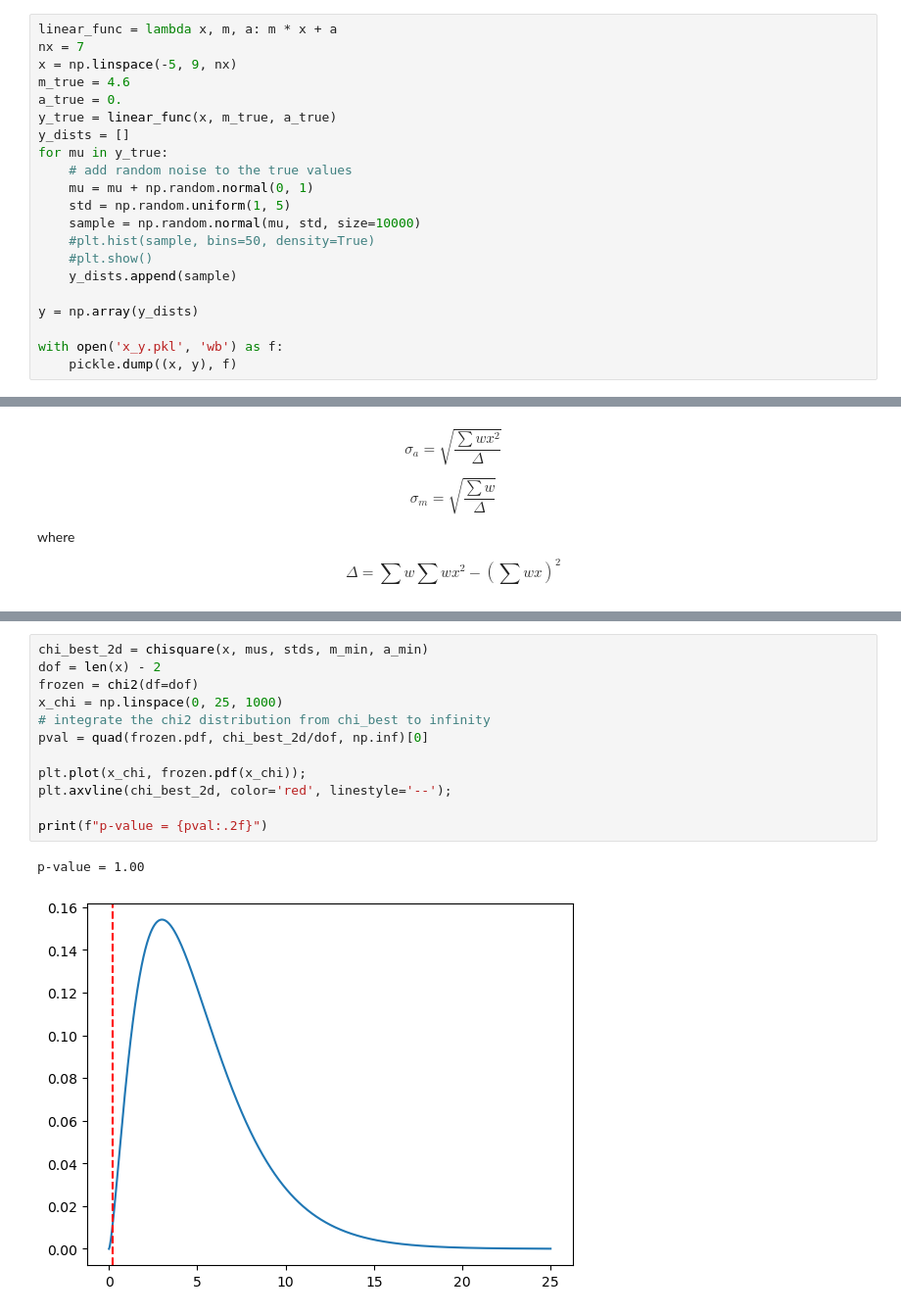
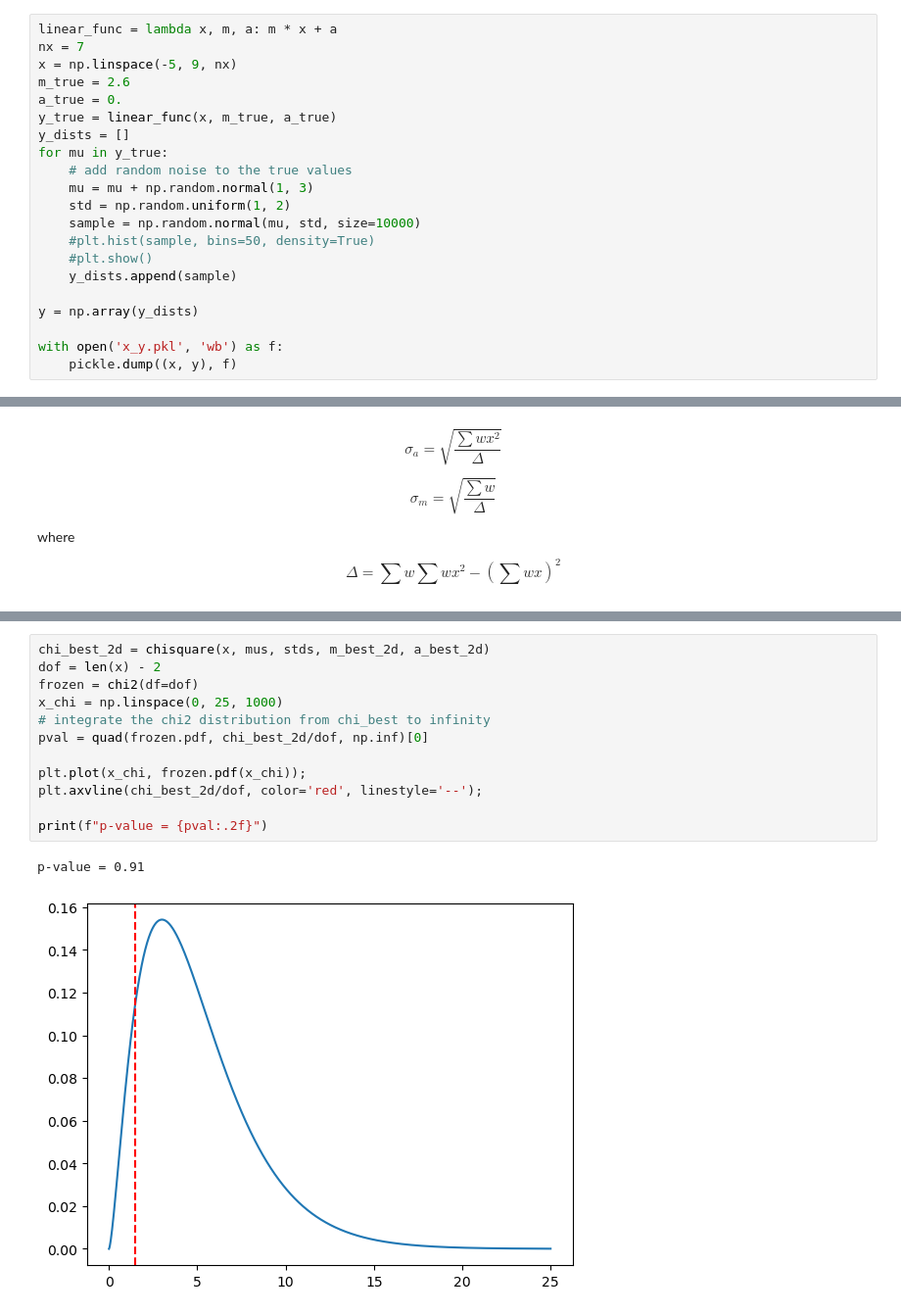
Before and after one commit to maxgalli/StatsStudies, a Jupyter notebook: ExercisesForCourse/Weekly/chi_square.ipynb, the cells around one changed output, grey strips where cells are left out. Shown at 98% size. Saved outputs shown, nothing was run; the diff lists cells and outputs as text.

```diff
--- a/ExercisesForCourse/Weekly/chi_square.ipynb
+++ b/ExercisesForCourse/Weekly/chi_square.ipynb
@@ -10,14 +10,14 @@ np.random.seed(42)
 linear_func = lambda x, m, a: m * x + a
 nx = 7
 x = np.linspace(-5, 9, nx)
-m_true = 4.6
+m_true = 2.6
 a_true = 0.
 y_true = linear_func(x, m_true, a_true)
 y_dists = []
 for mu in y_true:
     # add random noise to the true values
-    mu = mu + np.random.normal(0, 1)
-    std = np.random.uniform(1, 5)
+    mu = mu + np.random.normal(1, 3)
+    std = np.random.uniform(1, 2)
     sample = np.random.normal(mu, std, size=10000)
     #plt.hist(sample, bins=50, density=True)
     #plt.show()
@@ -235,15 +228,15 @@ plt.ylabel('y');
 # %%
-chi_best_2d = chisquare(x, mus, stds, m_min, a_min)
+chi_best_2d = chisquare(x, mus, stds, m_best_2d, a_best_2d)
 dof = len(x) - 2
 frozen = chi2(df=dof)
 x_chi = np.linspace(0, 25, 1000)
 # integrate the chi2 distribution from chi_best to infinity
 pval = quad(frozen.pdf, chi_best_2d/dof, np.inf)[0]
 
 plt.plot(x_chi, frozen.pdf(x_chi));
-plt.axvline(chi_best_2d, color='red', linestyle='--');
+plt.axvline(chi_best_2d/dof, color='red', linestyle='--');
 
 print(f"p-value = {pval:.2f}")
 # %% [output]
-p-value = 1.00
+p-value = 0.91
-[figure, old version]
+[figure, new version]
```
Also changed, not shown: parts of 9 cells of this notebook, 1 other file.
